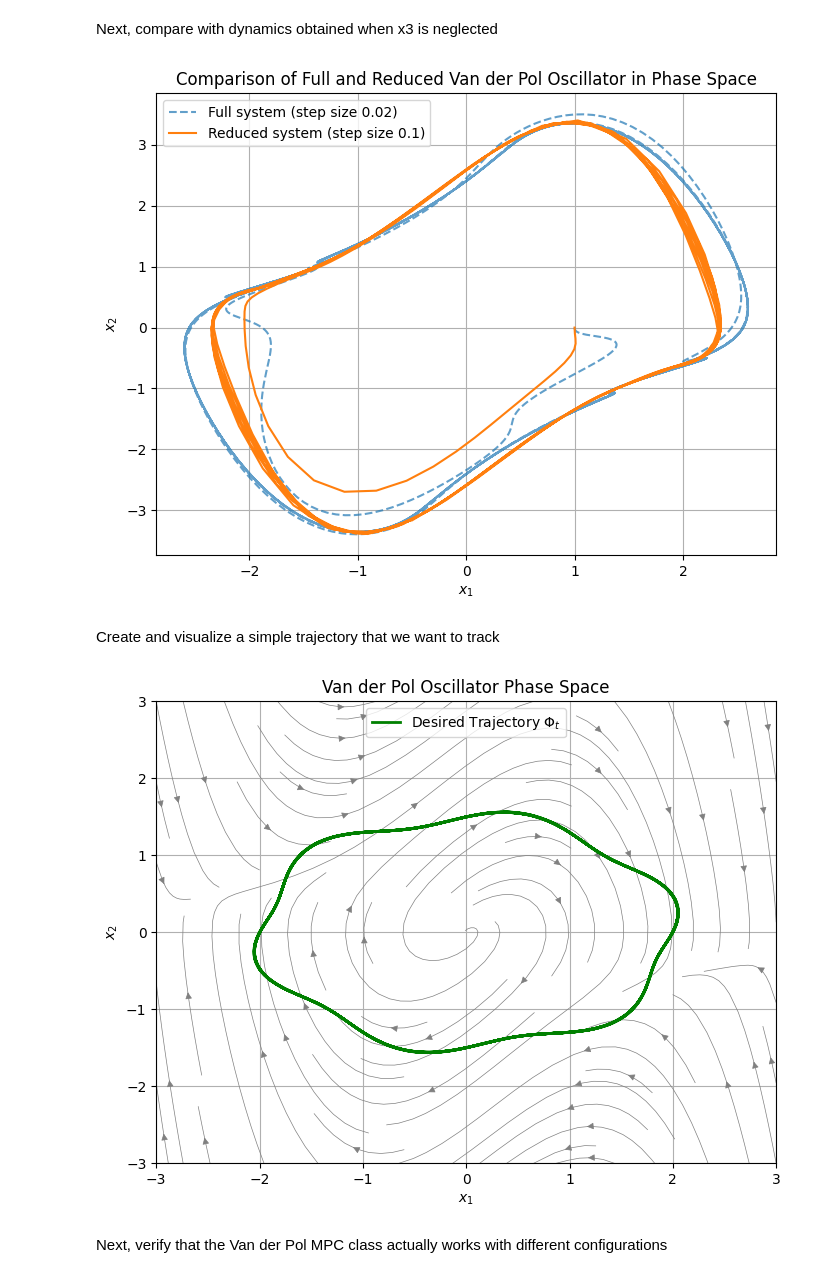
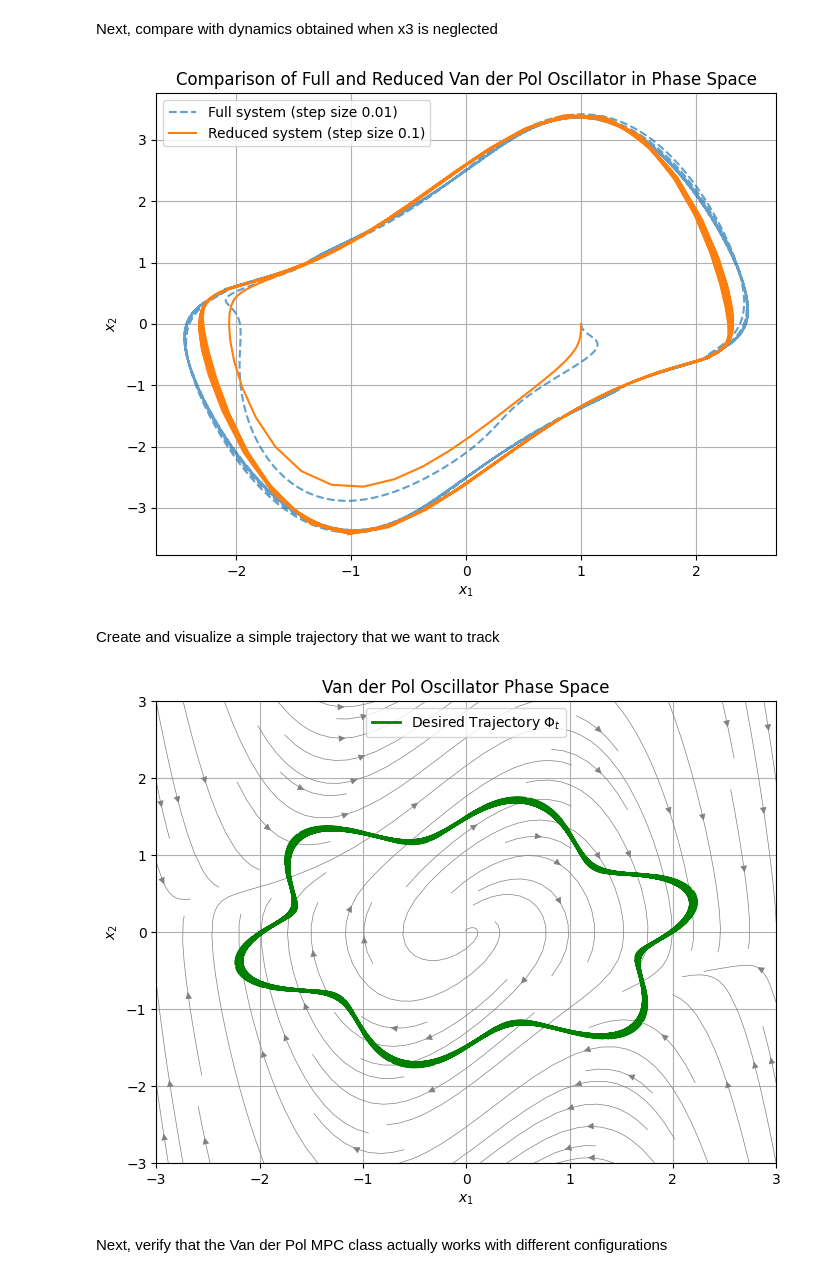
Before and after one commit to l-m-schroth/multi_fidelity_MPC_slow_fast, a Jupyter notebook: Van_der_pol_toy_problem.ipynb, the cells around one changed output. Drawn from its saved outputs; the diff is of its cells as text; code cells hidden in the pictures.

```diff
--- a/Van_der_pol_toy_problem.ipynb
+++ b/Van_der_pol_toy_problem.ipynb
@@ -6,8 +6,8 @@ import matplotlib.pyplot as plt
 
 # Define system parameters
 mu = 1.0
-epsilon_1, epsilon_2, epsilon_3, epsilon_4 = 10, 0.3, 5, 0.01
-d1, d2, d3 = 0.8, 0.8, 40
+epsilon_1, epsilon_2, epsilon_3, epsilon_4 = 10, 0.3, 5, 0.005
+d1, d2, d3 = 0.4, 0.4, 40
 
 # Define periodic control input u
 def control_input(t, scale=0.3):
@@ -45,7 +45,7 @@ X0 = [1.0, 0.0, 0.0]
 t_span = (0, 50)  # Time range
 
 # Different step sizes for integration
-step_size = 0.02  # Decreasing step sizes, RUKU fails for 0.03
+step_size = 0.01  # Decreasing step sizes, RUKU fails for 0.03
 
 plt.figure(figsize=(8, 6))
 
@@ -134,47 +134,47 @@ plt.legend()
 plt.grid()
 plt.show()
 # %% [output]
-[figure, old version]
+[figure, new version]
 # %% [markdown]
 Create and visualize a simple trajectory that we want to track
 # %%
 from plotting_utils import plot_phase_space
 
 def Phi_t(t):
-    omega_1 = 1  # Base ellipse frequency
+    omega_1 = 2  # Base ellipse frequency
     alpha_1 = 2  # Major axis length
     alpha_2 = 1.5  # Minor axis length
 
-    beta = 0.1  # Oscillation magnitude
+    beta = 0.3  # Oscillation magnitude
     nu = 6 * omega_1  # Frequency of normal oscillation
 
     # Base ellipse
     x1 = alpha_1 * np.sin(omega_1 * t)
     x2 = alpha_2 * np.cos(omega_1 * t)
 
     # Tangent vector
     Tx = alpha_1 * omega_1 * np.cos(omega_1 * t)
     Ty = -alpha_2 * omega_1 * np.sin(omega_1 * t)
 
     # Normal vector (rotated tangent)
     Nx = alpha_2 * omega_1 * np.sin(omega_1 * t)
     Ny = alpha_1 * omega_1 * np.cos(omega_1 * t)
 
     # Normalize the normal vector
     norm = np.sqrt(Nx**2 + Ny**2)
     Nx /= norm
     Ny /= norm
 
     # Add oscillation in the normal direction
     x1_perturbed = x1 + beta * Nx * np.sin(nu * t)
     x2_perturbed = x2 + beta * Ny * np.sin(nu * t)
 
     return x1_perturbed, x2_perturbed
 
 
 plot_phase_space(Phi_t)
 # %% [output]
-[figure, old version]
+[figure, new version]
 # %% [markdown]
 Next, verify that the Van der Pol MPC class actually works with different configurations
 # %%
```
Also changed, not shown: parts of 3 cells of this notebook, 18 other files.
